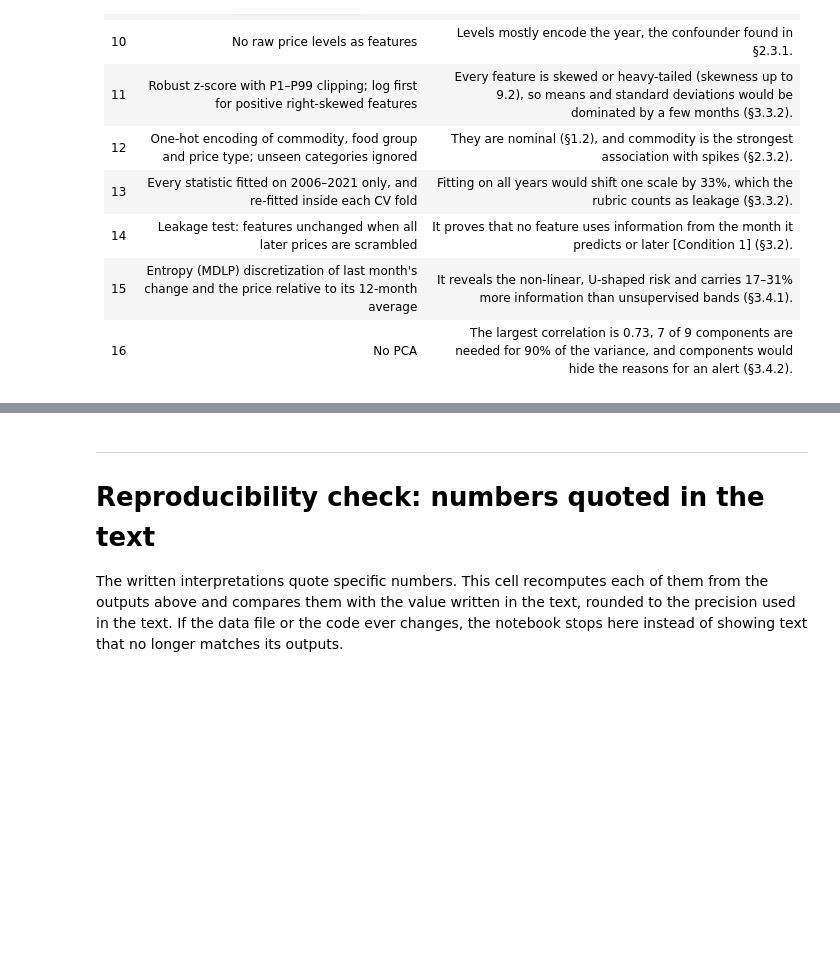
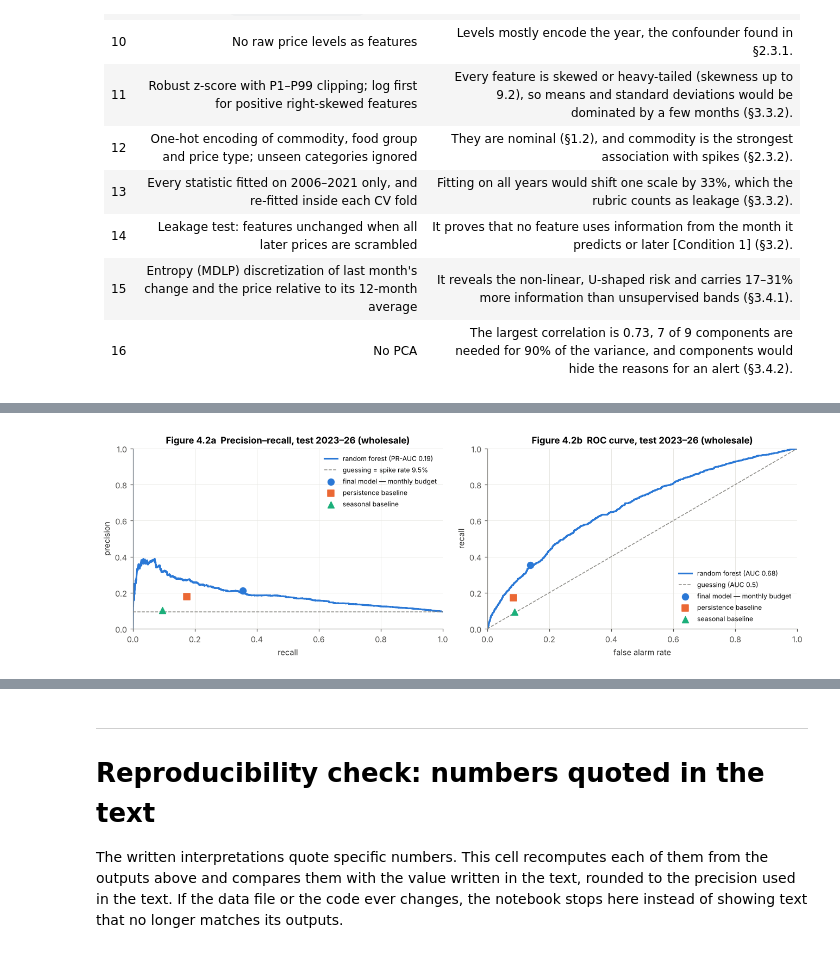
Before and after one commit to Shambhavi-DSAI2006/tanzania-food-price-spikes, a Jupyter notebook: Shambhavi_MiniProject.ipynb, the cells around one changed output, grey strips where cells are left out. Saved outputs shown, nothing was run; the diff lists cells and outputs as text; code cells hidden in the pictures; blank space fills up the shorter version.

```diff
--- a/Shambhavi_MiniProject.ipynb
+++ b/Shambhavi_MiniProject.ipynb
@@ -2020,0 +2349,9 @@ Components needed for 90% of the variance: 7 of 9; eigenvalues > 1 (Kaiser): 4,
+# %%
+BUDGET = float(shift.loc[("train", "Wholesale"), "spike_rate"])          # 15.7%: training wholesale spike share
+oof_scores = np.concatenate([FINAL["preds"][y] for y in FOLD_YEARS])
+oof_y = np.concatenate([fold_split(y, FINAL["variant"])[1]["spike"].to_numpy(int) for y in FOLD_YEARS])
+CUTOFF = float(np.quantile(oof_scores, 1 - BUDGET))
+flag_oof = oof_scores >= CUTOFF
+print(f"Alert budget: {BUDGET:.1%} of wholesale series per month; fixed cut-off from CV: risk ≥ {CUTOFF:.3f}")
+print(f"Out-of-fold (2017–2021) at this cut-off: flagged {flag_oof.mean():.1%}, recall {recall_score(oof_y, flag_oof):.1%}, "
+      f"precision {precision_score(oof_y, flag_oof):.1%}")
@@ -2020,0 +2500,20 @@ Components needed for 90% of the variance: 7 of 9; eigenvalues > 1 (Kaiser): 4,
+# %%
+# Figure 4.2 — test set: precision–recall and ROC curves, with the baselines as points
+yt = test_df["spike"].to_numpy(int)
+pr_p, pr_r, _ = precision_recall_curve(yt, s_test); fpr, tpr, _ = roc_curve(yt, s_test)
+fig, axes = plt.subplots(1, 2, figsize=(12, 4))
+axes[0].plot(pr_r, pr_p, color="#2a78d6", lw=2, label=f"{FINAL_NAME} (PR-AUC {average_precision_score(yt, s_test):.2f})")
+axes[0].axhline(yt.mean(), color="#8a8984", lw=1, ls="--", label=f"guessing = spike rate {yt.mean():.1%}")
+for name, mk, c in [("final model — monthly budget", "o", "#2a78d6"), ("persistence baseline", "s", "#eb6834"), ("seasonal baseline", "^", "#1baf7a")]:
+    r = res_test.loc[name]; axes[0].scatter(r["recall (%)"] / 100, r["precision (%)"] / 100, marker=mk, s=60, color=c, zorder=3, label=name)
+axes[0].set(title="Figure 4.2a  Precision–recall, test 2023–26 (wholesale)", xlabel="recall", ylabel="precision", xlim=(0, 1), ylim=(0, 1))
+axes[0].legend(loc="upper right", fontsize=8)
+axes[1].plot(fpr, tpr, color="#2a78d6", lw=2, label=f"{FINAL_NAME} (AUC {roc_auc_score(yt, s_test):.2f})")
+axes[1].plot([0, 1], [0, 1], color="#8a8984", lw=1, ls="--", label="guessing (AUC 0.5)")
+for name, mk, c in [("final model — monthly budget", "o", "#2a78d6"), ("persistence baseline", "s", "#eb6834"), ("seasonal baseline", "^", "#1baf7a")]:
+    r = res_test.loc[name]; axes[1].scatter(1 - r["specificity (%)"] / 100, r["recall (%)"] / 100, marker=mk, s=60, color=c, zorder=3, label=name)
+axes[1].set(title="Figure 4.2b  ROC curve, test 2023–26 (wholesale)", xlabel="false alarm rate", ylabel="recall", xlim=(0, 1), ylim=(0, 1))
+axes[1].legend(loc="lower right", fontsize=8)
+plt.tight_layout(); save_fig("fig_4_2_test_pr_roc"); plt.show()
+# %% [output]
+[figure, added]
```
Also changed, not shown: parts of 40 cells of this notebook, 5 other files.
